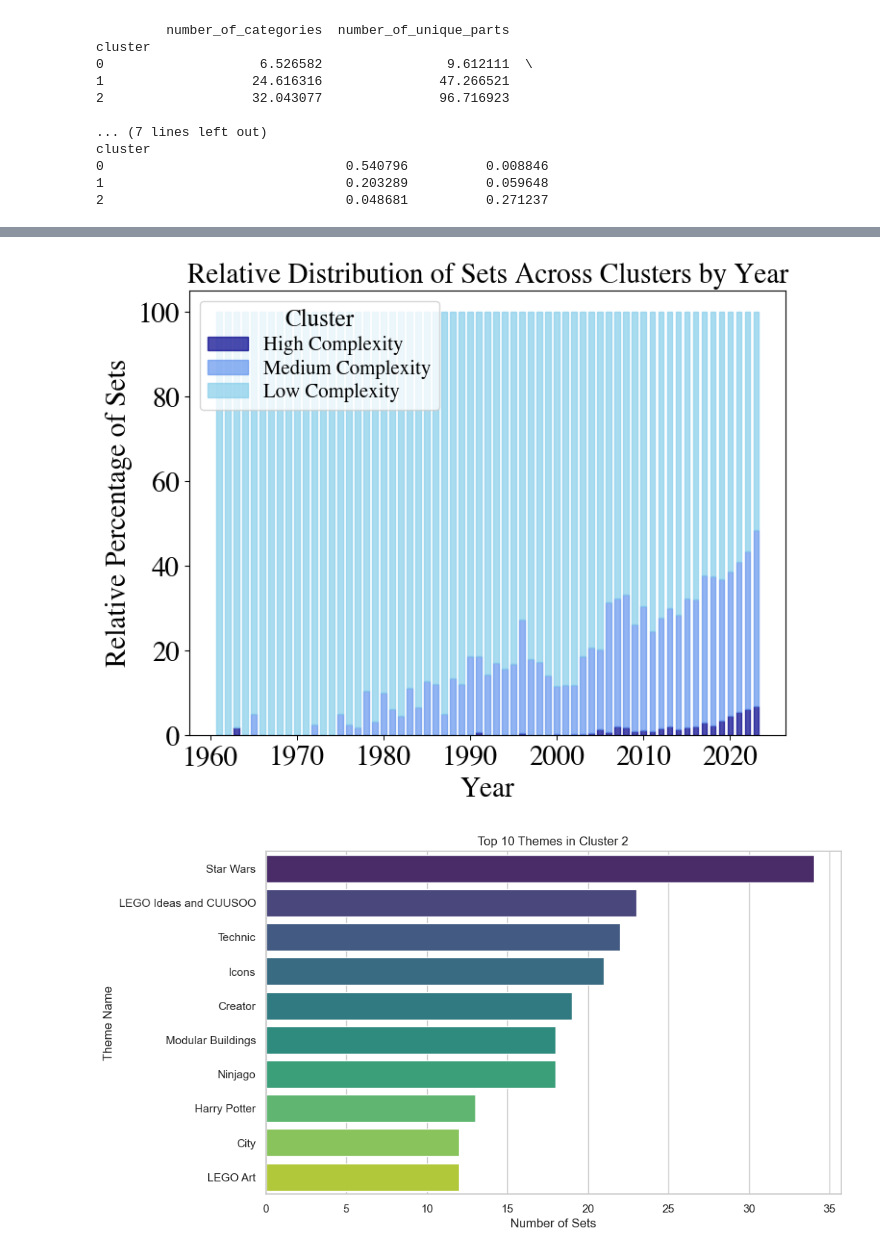
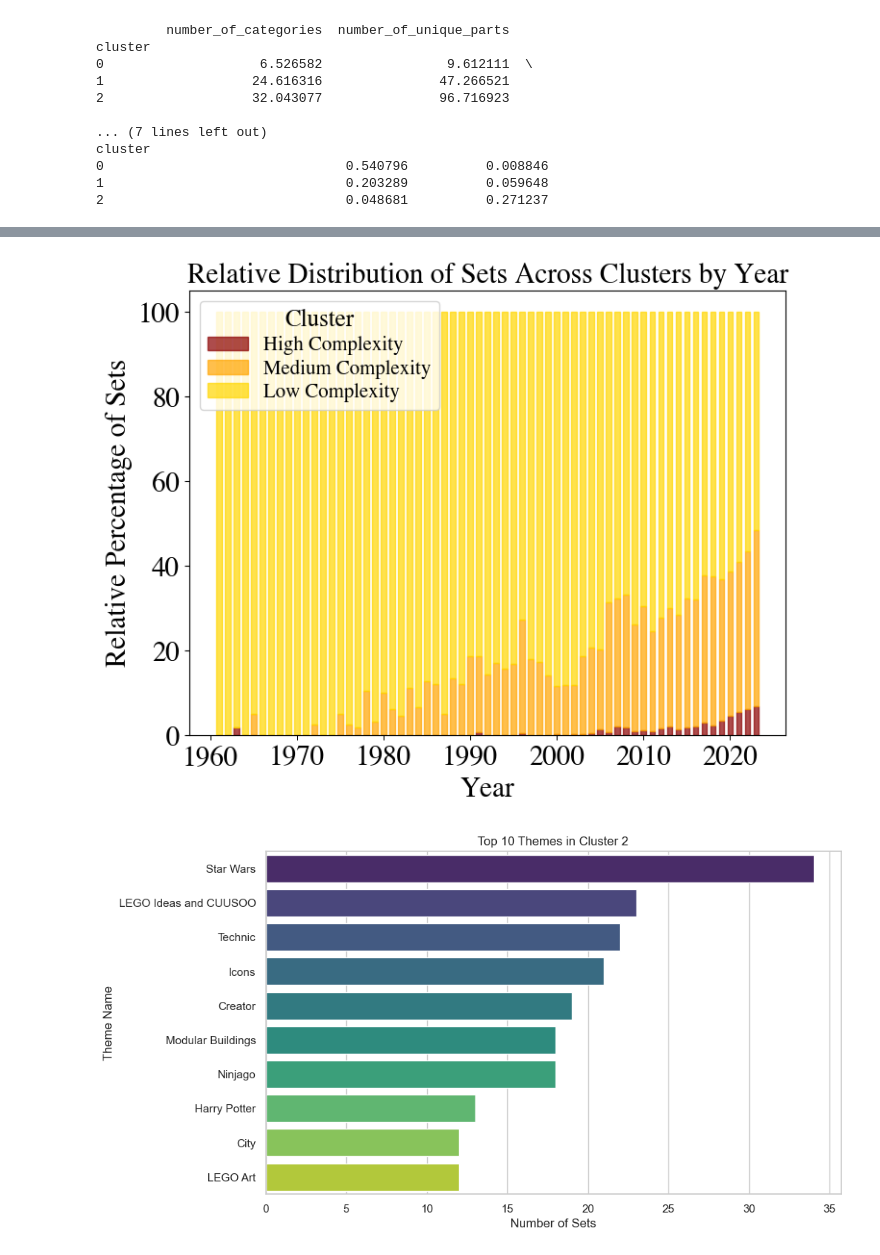
Before and after one commit to eddiebeach99/Data_Literacy, a Jupyter notebook: Analysis/clustering.ipynb, the cells around one changed output, grey strips where cells are left out. Saved outputs shown, nothing was run; the diff lists cells and outputs as text; code cells hidden in the pictures.

Commit message:
changed color scheme

```diff
--- a/Analysis/clustering.ipynb
+++ b/Analysis/clustering.ipynb
@@ -238,41 +238,41 @@ fig, ax = plt.subplots(figsize=(8,6))
 years = pivot_df.index
 clusters_plot = pivot_df.columns
 bottom_values = pd.Series(0, index=years)
-colors = ['darkblue', 'cornflowerblue', 'skyblue']
+colors = ['darkred', 'orange', 'gold']
 
 cluster_labels = {
     0: 'Low Complexity',
     1: 'Medium Complexity',
     2: 'High Complexity'}
 
 # reverse the order of clusters
 for cluster, color in zip(reversed(clusters_plot), colors):
     ax.bar(
         years,
         pivot_df[cluster],
         bottom=bottom_values,
         label=cluster_labels[cluster],
         alpha=0.7,
         color=color,
         edgecolor=color,
         width=0.603
     )
     bottom_values += pivot_df[cluster]
 
 # add title, labels and x-ticks
 ax.set_title('Relative Distribution of Sets Across Clusters by Year')
 ax.set_xlabel('Year')
 ax.set_ylabel('Relative Percentage of Sets')
 plt.tick_params(axis='x', which='major', bottom=True, width=0.7)
 ax.legend(title='Cluster', labelspacing= 0.2, loc='upper left')
 
 # save plot
 plt.savefig('../Images/Clusters.pdf', bbox_inches=matplotlib.transforms.Bbox([[0.0, 0.0], [7.5, 6.0]]))
 
 # show plot
 plt.show()
 # %% [output]
-[figure, old version]
+[figure, new version]
 # %%
 ##### Plot 10 most complex themes #####
 
```
Also changed, not shown: parts of 1 cell of this notebook, 2 other files.
